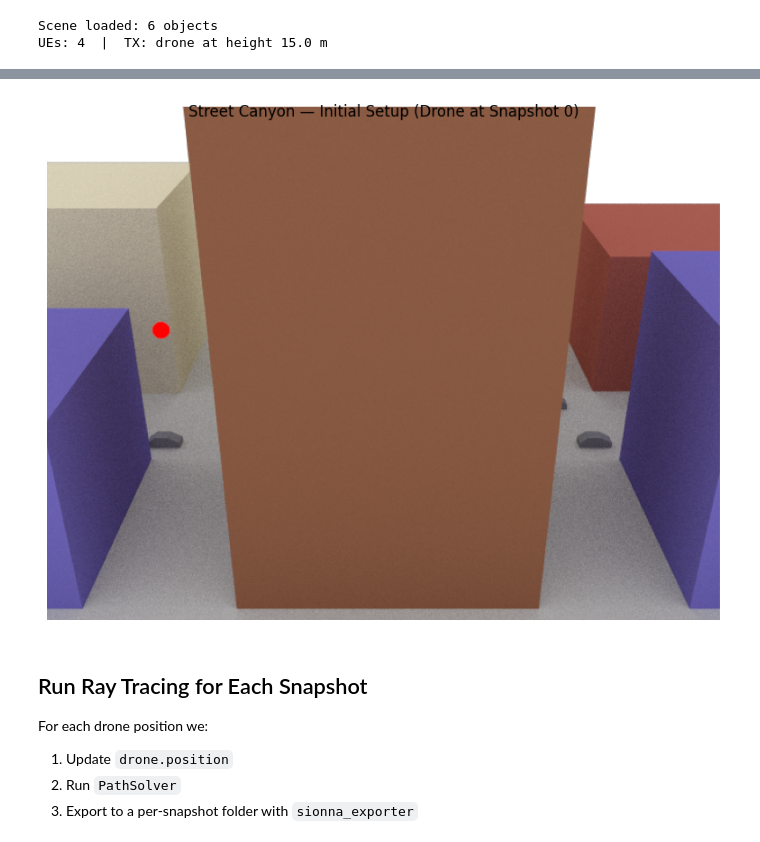
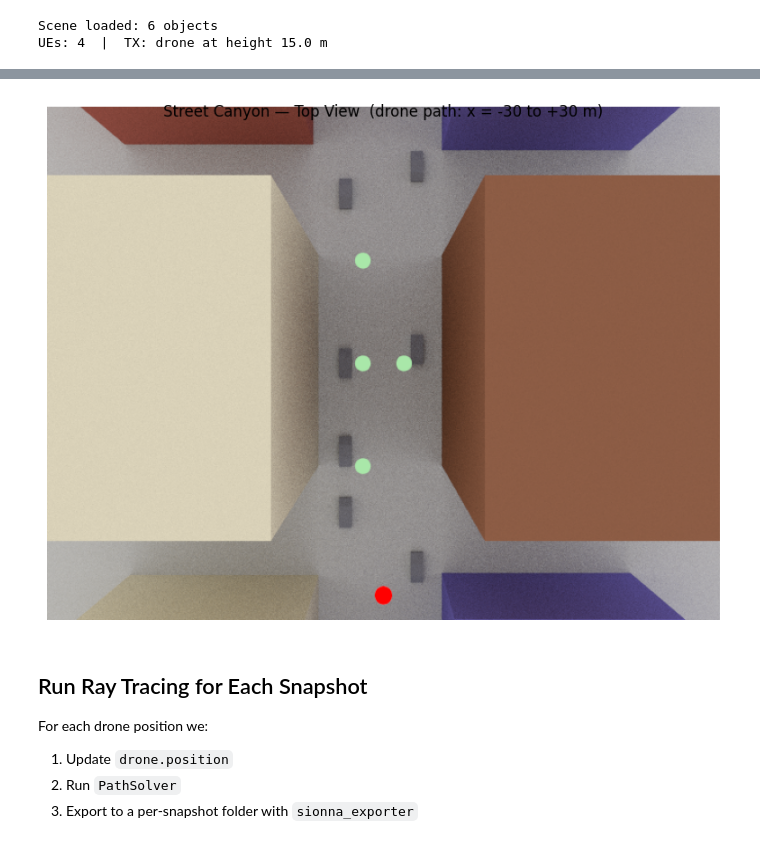
Before and after one commit to DeepMIMO/DeepMIMO, a Jupyter notebook: docs/applications/5_dynamic_rt.ipynb, the cells around one changed output, grey strips where cells are left out. Drawn from its saved outputs; the diff is of its cells as text; code cells hidden in the pictures.

```diff
--- a/docs/applications/5_dynamic_rt.ipynb
+++ b/docs/applications/5_dynamic_rt.ipynb
@@ -151,10 +167,11 @@ The drone (red triangle) starts at one end of the street.
 # %%
-cam = Camera(position=[0.0, -100.0, 60.0], look_at=[0.0, 0.0, 10.0])  # south view, full street visible
-fig = scene.render(camera=cam, show_devices=True)
-fig.suptitle("Street Canyon — Initial Setup (Drone at Snapshot 0)")
+# Top-down view: shows full drone trajectory west → east along x-axis
+cam_top = Camera(position=[0.0, 0.0, 120.0], look_at=[0.0, 0.0, 0.0])
+fig = scene.render(camera=cam_top, show_devices=True)
+fig.suptitle("Street Canyon — Top View  (drone path: x = -30 to +30 m)")
 plt.show()
 # %% [output]
-[figure, old version]
+[figure, new version]
 # %% [markdown]
 ## Run Ray Tracing for Each Snapshot
 
```
Also changed, not shown: parts of 7 cells of this notebook, 1 other file.
